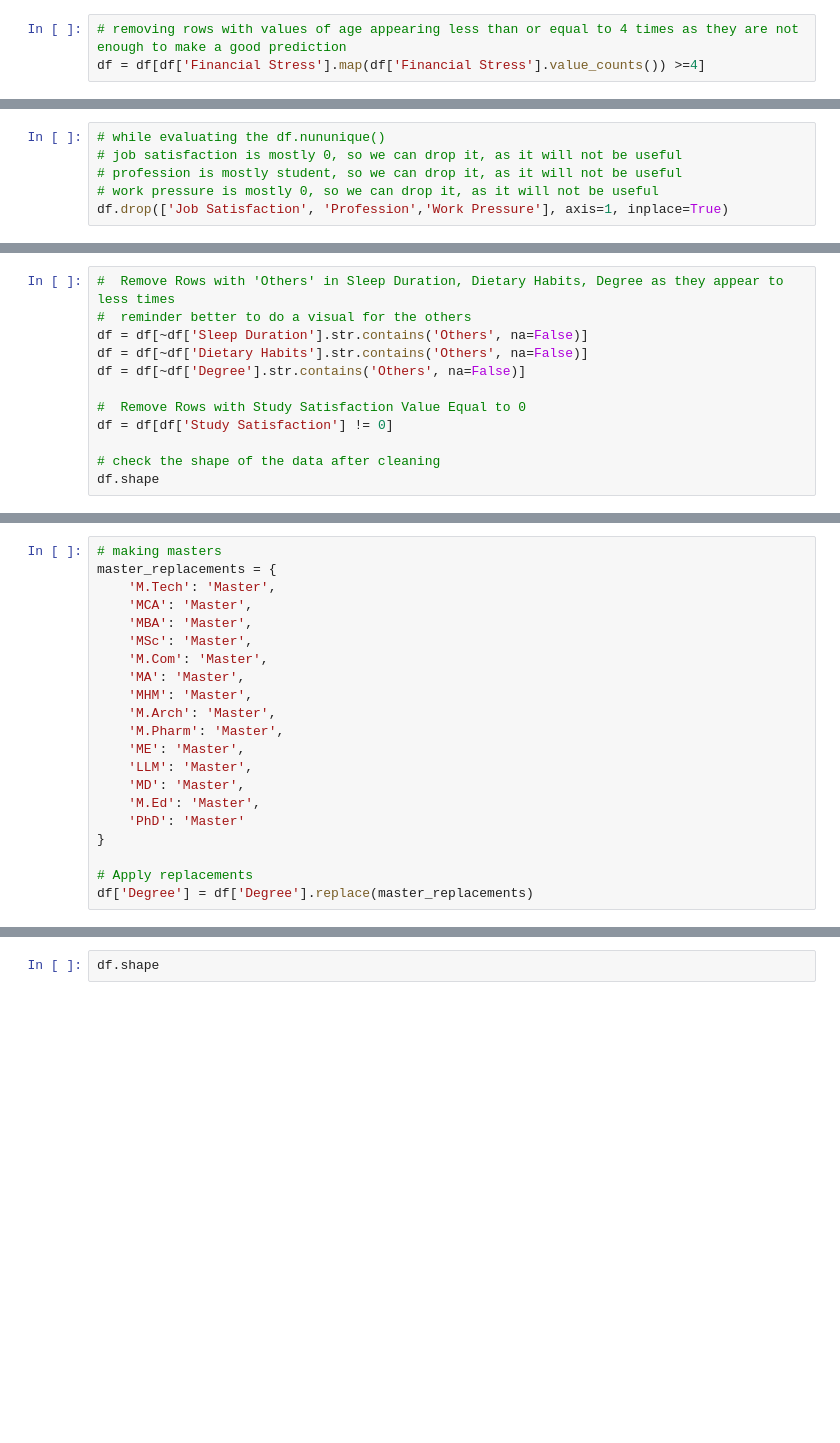
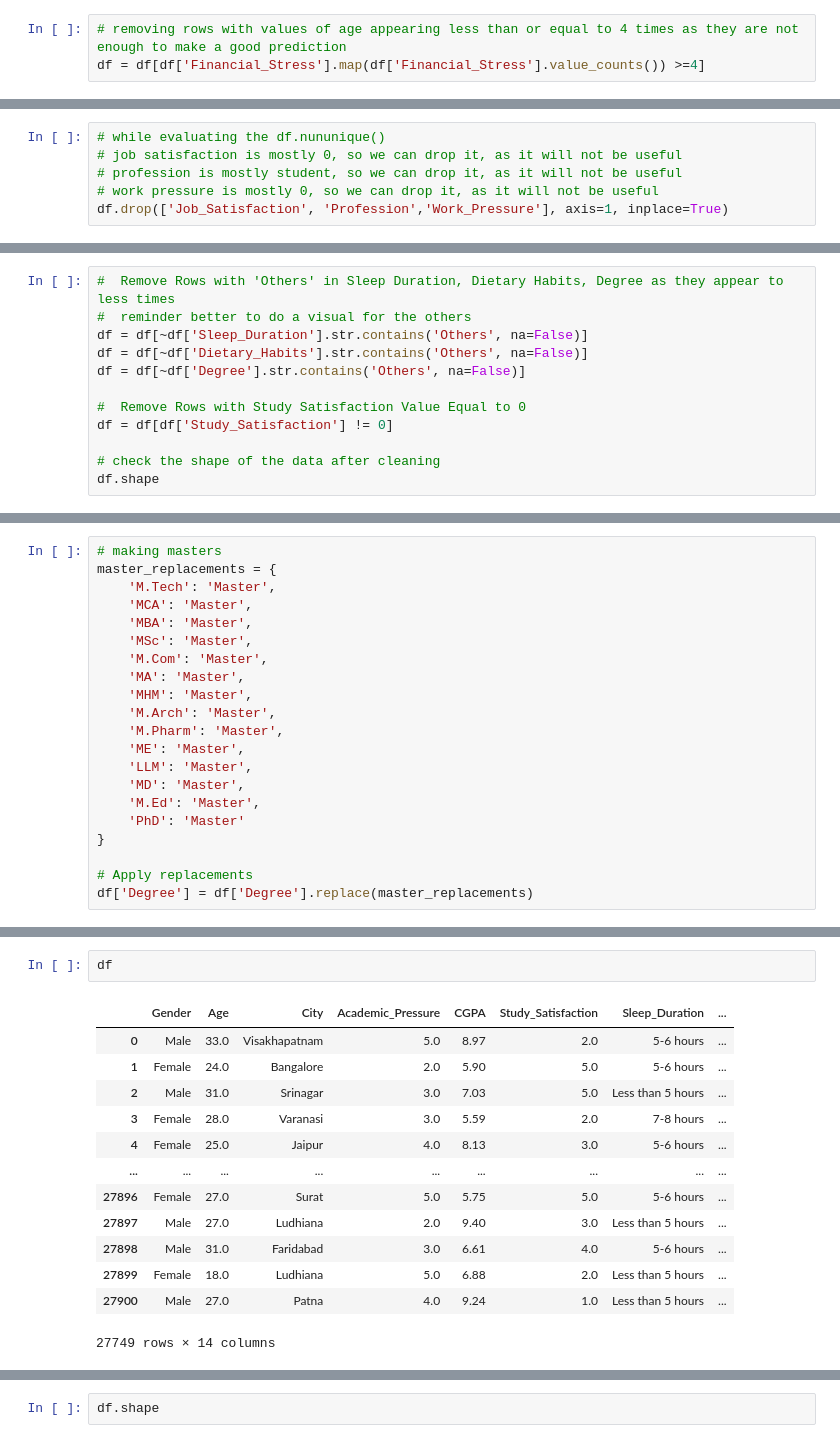
Before and after one commit to aslam0312/machinelearning-, a Jupyter notebook: depression.ipynb, the cells around one changed output, grey strips where cells are left out. Drawn from its saved outputs; the diff is of its cells as text; blank space fills up the shorter version.

```diff
--- a/depression.ipynb
+++ b/depression.ipynb
@@ -110,4 +124,4 @@ Financial Stress
 Name: count, dtype: int64
 # %%
 # removing rows with values of age appearing less than or equal to 4 times as they are not enough to make a good prediction
-df = df[df['Financial Stress'].map(df['Financial Stress'].value_counts()) >=4]
+df = df[df['Financial_Stress'].map(df['Financial_Stress'].value_counts()) >=4]
@@ -114,3 +135,9 @@ df = df[df['Financial Stress'].map(df['Financial Stress'].value_counts()) >=4]
+# %%
+# while evaluating the df.nununique()
+# job satisfaction is mostly 0, so we can drop it, as it will not be useful
+# profession is mostly student, so we can drop it, as it will not be useful
+# work pressure is mostly 0, so we can drop it, as it will not be useful
+df.drop(['Job_Satisfaction', 'Profession','Work_Pressure'], axis=1, inplace=True)
 # %%
 df.shape
 # %% [output]
@@ -118,6 +144,0 @@ df.shape
-# %%
-# while evaluating the df.nununique()
-# job satisfaction is mostly 0, so we can drop it, as it will not be useful
-# profession is mostly student, so we can drop it, as it will not be useful
-# work pressure is mostly 0, so we can drop it, as it will not be useful
-df.drop(['Job Satisfaction', 'Profession','Work Pressure'], axis=1, inplace=True)
@@ -128,12 +145,12 @@ df.shape
 # %%
 #  Remove Rows with 'Others' in Sleep Duration, Dietary Habits, Degree as they appear to less times
 #  reminder better to do a visual for the others
-df = df[~df['Sleep Duration'].str.contains('Others', na=False)]
-df = df[~df['Dietary Habits'].str.contains('Others', na=False)]
+df = df[~df['Sleep_Duration'].str.contains('Others', na=False)]
+df = df[~df['Dietary_Habits'].str.contains('Others', na=False)]
 df = df[~df['Degree'].str.contains('Others', na=False)]
 
 #  Remove Rows with Study Satisfaction Value Equal to 0
-df = df[df['Study Satisfaction'] != 0]
+df = df[df['Study_Satisfaction'] != 0]
 
 # check the shape of the data after cleaning
 df.shape
@@ -303,2 +311,18 @@ df.sample(3)
+# %%
+df
+# %% [output]
+|  | Gender | Age | City | Academic_Pressure | CGPA | Study_Satisfaction | Sleep_Duration | ... |
+| 0 | Male | 33.0 | Visakhapatnam | 5.0 | 8.97 | 2.0 | 5-6 hours | ... |
+| 1 | Female | 24.0 | Bangalore | 2.0 | 5.90 | 5.0 | 5-6 hours | ... |
+| 2 | Male | 31.0 | Srinagar | 3.0 | 7.03 | 5.0 | Less than 5 hours | ... |
+| 3 | Female | 28.0 | Varanasi | 3.0 | 5.59 | 2.0 | 7-8 hours | ... |
+| 4 | Female | 25.0 | Jaipur | 4.0 | 8.13 | 3.0 | 5-6 hours | ... |
+| ... | ... | ... | ... | ... | ... | ... | ... | ... |
+| 27896 | Female | 27.0 | Surat | 5.0 | 5.75 | 5.0 | 5-6 hours | ... |
+| 27897 | Male | 27.0 | Ludhiana | 2.0 | 9.40 | 3.0 | Less than 5 hours | ... |
+| 27898 | Male | 31.0 | Faridabad | 3.0 | 6.61 | 4.0 | 5-6 hours | ... |
+| 27899 | Female | 18.0 | Ludhiana | 5.0 | 6.88 | 2.0 | Less than 5 hours | ... |
+| 27900 | Male | 27.0 | Patna | 4.0 | 9.24 | 1.0 | Less than 5 hours | ... |
+27749 rows × 14 columns
 # %%
 # doing one hot encoding for the categorical variables
```
Also changed, not shown: parts of 31 cells of this notebook, 2 other files.
